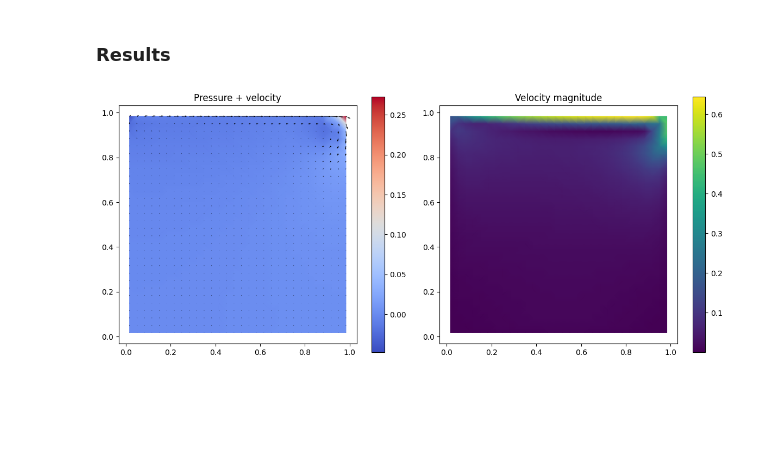
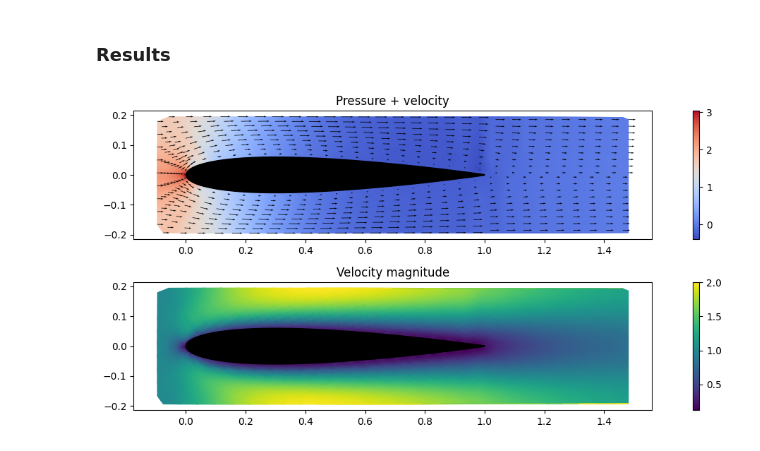
Before and after one commit to JeanCMthomasio/MyCFD, a Jupyter notebook: FiniteVolumes.ipynb, the cells around one changed output. Drawn from its saved outputs; the diff is of its cells as text; code cells hidden in the pictures; blank space fills up the shorter version.

Commit message:
Updates to unstructured non-orthogonal meshes, adds mesh import for more complex meshes, add airfoil test case

```diff
--- a/FiniteVolumes.ipynb
+++ b/FiniteVolumes.ipynb
@@ -38,22 +34,3 @@ import scipy.sparse as sp
 import scipy.sparse.linalg as spla
 # %% [markdown]
 ### Constants
-# %%
-N_CELLS_X = 30
-N_CELLS_Y = 30
-RUN_TIME = 1
-KINEMATIC_VISCOSITY = 0.001
-N_ITER_STEP = 150
-TOLERANCE_ITER = 10**(-3)
-DENSITY = 1.0
-HORIZONTAL_VELOCITY_TOP = 1.0
-CFL = 1
-
-#Under-relaxation factors
-ALPHA_P = 0.8
-ALPHA_U = 0.8
-ALPHA_V = 0.8
-
-# Advection scheme for the momentum convection term
-# None (first-order upwind),"LimitedLinear", "Minmod", "vanLeer", "vanAlbada", "LinearUpwind"
-ADVECTION_SCHEME = "LimitedLinear"
@@ -630,25 +627,34 @@ t=1.033  iters=  6  max|div|=2.93e-03  u=[-0.146,+0.644]  v=[-0.467,+0.139]
 # %% [markdown]
 ### Results
+# %%
+# Imports airfoil
+with open('mesh/naca0012.dat', 'r') as file:
+    airfoil = np.array([[float(value) for value in line.strip().split(' ') if value!=''] for line in file.read().split('\n')[1:-1]])
 # %%
 # Cell-centre coordinates for plotting the unstructured fields
+
+
 xc = np.array([c.center[0] for c in mesh.cells])
 yc = np.array([c.center[1] for c in mesh.cells])
 
-fig, ax = plt.subplots(1, 2, figsize=(12, 5))
+fig, ax = plt.subplots(2, 1, figsize=(12, 5))
 
 # Pressure field (filled, interpolated over the cell centres) + velocity vectors
 tpc = ax[0].tripcolor(xc, yc, p, shading="gouraud", cmap="coolwarm")
-ax[0].quiver(xc, yc, u, v, scale=20, width=0.002)
-ax[0].set_title("Pressure + velocity"); ax[0].set_aspect("equal")
+ax[0].quiver(xc[::2], yc[::2], u[::2], v[::2], scale=85, width=0.001)
+ax[0].set_title("Pressure + velocity")
+ax[0].set_aspect("equal")
+ax[0].fill(airfoil[:,0],  airfoil[:,1], color='k')
 fig.colorbar(tpc, ax=ax[0])
 
 # Velocity magnitude
 speed = np.sqrt(u**2 + v**2)
 spc = ax[1].tripcolor(xc, yc, speed, shading="gouraud", cmap="viridis")
 ax[1].set_title("Velocity magnitude"); ax[1].set_aspect("equal")
+ax[1].fill(airfoil[:,0],  airfoil[:,1], color='k')
 fig.colorbar(spc, ax=ax[1])
 
 plt.tight_layout()
-plt.savefig(f"./figs/{ADVECTION_SCHEME or 'Upwind'}.png")
+# plt.savefig(f"./figs/{ADVECTION_SCHEME or 'Upwind'}.png")
 # %% [output]
-[figure, old version]
+[figure, new version]
```
Also changed, not shown: parts of 8 cells of this notebook, 6 other files.
